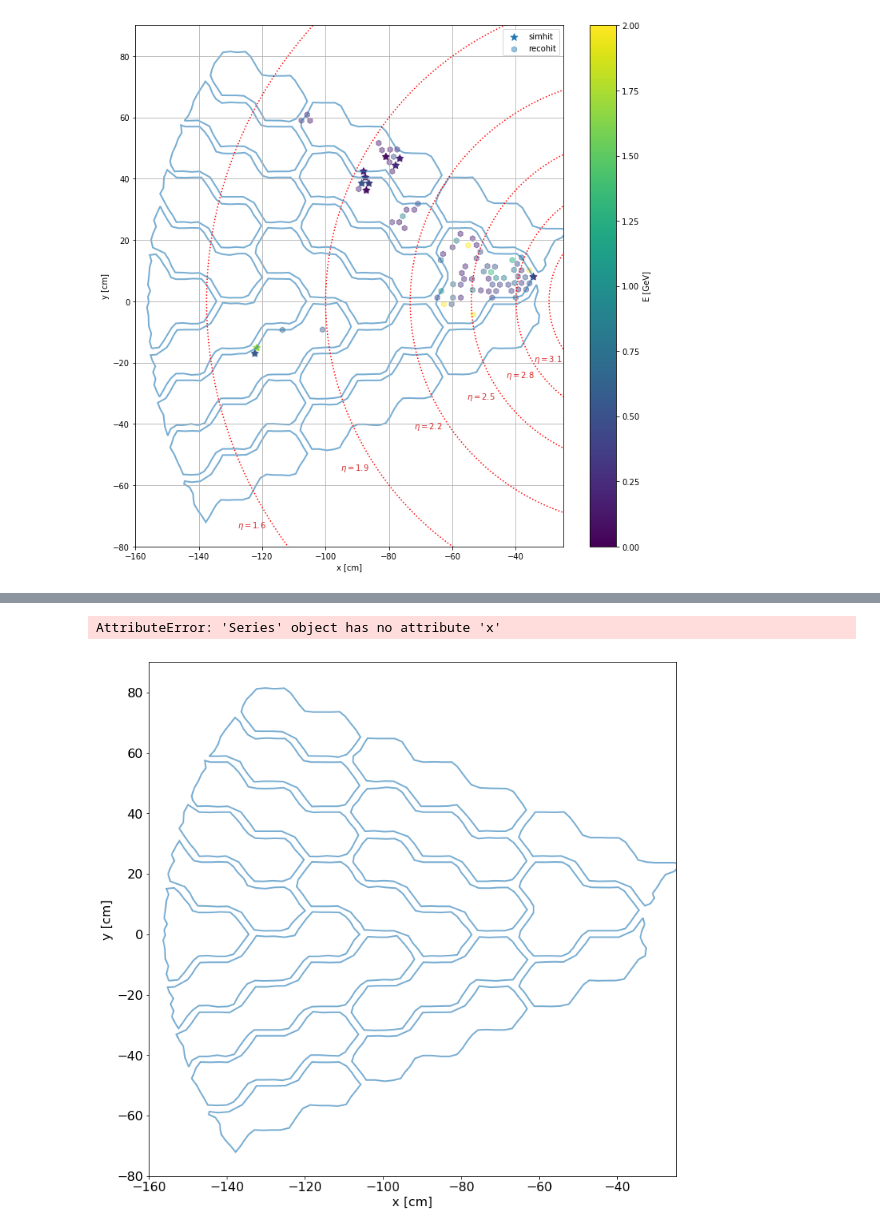
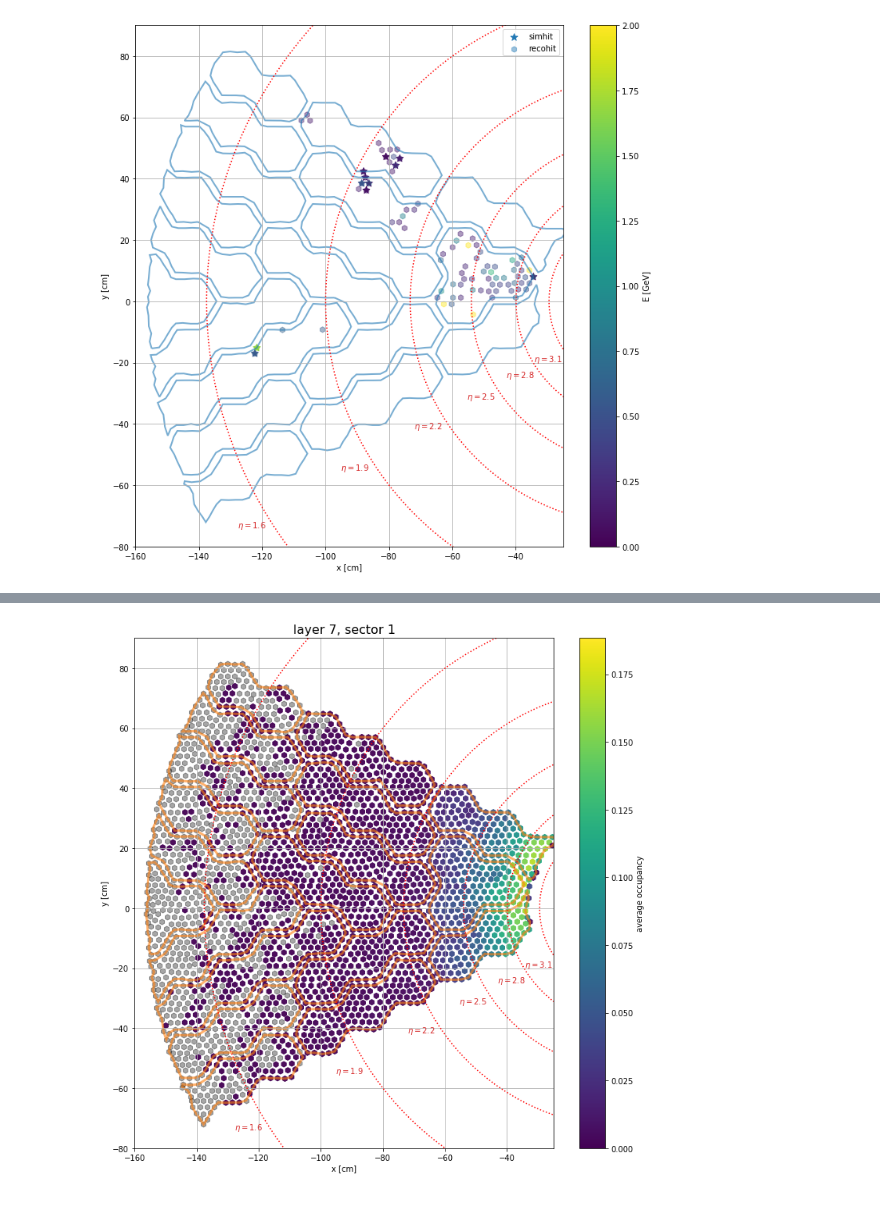
Before and after one commit to NWUHEP/hgcal-analysis, a Jupyter notebook: notebooks/hgcal_trigger_visualize.ipynb, the cells around one changed output, grey strips where cells are left out. Saved outputs shown, nothing was run; the diff lists cells and outputs as text; code cells hidden in the pictures.

```diff
--- a/notebooks/hgcal_trigger_visualize.ipynb
+++ b/notebooks/hgcal_trigger_visualize.ipynb
@@ -115,7 +115,7 @@ layer = 7
 df = pd.concat(data)
 df = df.query('sig_evt == False')
 df['count'] = np.ones(df.shape[0])
-df_avg = df.groupby(['layer', 'panel']).sum()/(7*2*6*100) # sum_hits/(n_bx*n_sides*n_sectors*n_epochs)
+df_avg = df.groupby(['layer', 'panel']).sum()/(7*2*6*len(data)) # sum_hits/(n_bx*n_sides*n_sectors*n_epochs)
 s_panel = df_avg.query(f'layer == {layer}')['count']
 s_panel = s_panel.loc[layer]
 # %%
@@ -179,12 +179,12 @@ plt.show()
 # %%
 # sample occupancy plot
 g = df.groupby(['layer', 'wafer', 'cell']) # sum_hits/(n_bx*n_sides*n_sectors*n_epochs)
-df_avg = g.sum()/(7*2*6*100) # sum_hits/(n_bx*n_sides*n_sectors*n_epochs)
+df_avg = g.sum()/(7*6*len(data)) # sum_hits/(n_bx*n_sides*n_sectors*n_epochs)
 s_cell = df_avg.loc[layer]['count']
 
 cell_map = pd.read_pickle('data/cell_map.pkl')
 cell_map = cell_map.loc[1, layer]
-cell_map#.drop_duplicates()
+cell_map.head(10)
 # %% [output]
 |  |  | tc_x | tc_y |
 | tc_wafer | tc_cell |  |  |
@@ -211,7 +204,7 @@ cell_map#.drop_duplicates()
 fig, ax = plt.subplots(1, 1, figsize=(12, 12), facecolor='white')
 
 for p, ashape in patches[sector].items():
-    patch = PolygonPatch(ashape, fc=col, fill=False, ec='C0', linestyle='-', linewidth=2, label='_nolegend_', alpha=0.6)
+    patch = PolygonPatch(ashape, fc=col, fill=False, ec='C1', linestyle='-', linewidth=3, label='_nolegend_', alpha=0.6)
     extent = patch.get_extents().bounds
     ax.add_patch(patch)
 
@@ -219,38 +212,51 @@ ax.set_ylim(-80, 90)
 ax.set_xlim(-160, -25)
 ax.set_xlabel('x [cm]')
 ax.set_ylabel('y [cm]')
+ax.set_title('layer 7, sector 1')
 #ax.set_facecolor('white')
 
-scat = ax.scatter(s_cell.x.values, s_cell.y.values, c=s_cell['count'].values,
+#scat = ax.scatter(s_cell.x.values, s_cell.y.values, c=s_cell['count'].values,
+test = pd.concat([s_cell, cell_map], axis=1)
+test = test.fillna(0)
+x, y, counts = test.tc_x.values, test.tc_y.values, test['count'].values
+mask = counts > 0
+scat = ax.scatter(x[mask], y[mask], c=counts[mask],
                   cmap='viridis',
                   marker='h',
                   vmin=0.,
-                  vmax=2.,
+                  #vmax=2.,
                   s=50,
-                  alpha=0.45
+                  alpha=0.95
                  )
+_ = ax.scatter(x[np.invert(mask)], y[np.invert(mask)], c='k',
+               marker='h',
+               vmin=0.,
+               #vmax=2.,
+               s=50,
+               alpha=0.35
+              )
+
 
 #dummy = plt.scatter([0, 0], [0, 0], cmap='viridis', c=[0, s_cell.max()])
 cbar = plt.colorbar(scat, ax=ax, label='average occupancy')
 cbar.set_alpha(1)
 cbar.draw_all()
 
 # draw some concentric circles
 eta   = np.arange(1.6, 3.2, 0.3)
 theta = 2*np.arctan(np.exp(-eta))
 r     = df_skim.iloc[0].z*np.tan(theta)
 phi   = np.linspace(np.pi/2, 3*np.pi/2, 1000)
 xcoord, ycoord  = np.outer(r, np.cos(phi)), np.outer(r, np.sin(phi))
 
 for i, (x, y) in enumerate(zip(xcoord, ycoord)):
     ax.plot(x, y, 'r:', label='_nolegend_')
     phi_pos = 7*np.pi/6
     ax.text((r[i] + 10)*np.cos(phi_pos), (r[i] + 10)*np.sin(phi_pos), r'$\eta={0:.1f}$'.format(eta[i]), color='C3', fontsize=10)
 
 plt.grid()
 #plt.savefig('plots/panel_numbering_test.png')
-plt.savefig('plots/panel_occupancy_test.pdf')
+plt.savefig('plots/cell_occupancy.png')
 plt.show()
 # %% [output]
-AttributeError: 'Series' object has no attribute 'x'
-[figure, old version]
+[figure, new version]
```
Also changed, not shown: parts of 2 cells of this notebook, 8 other files.
